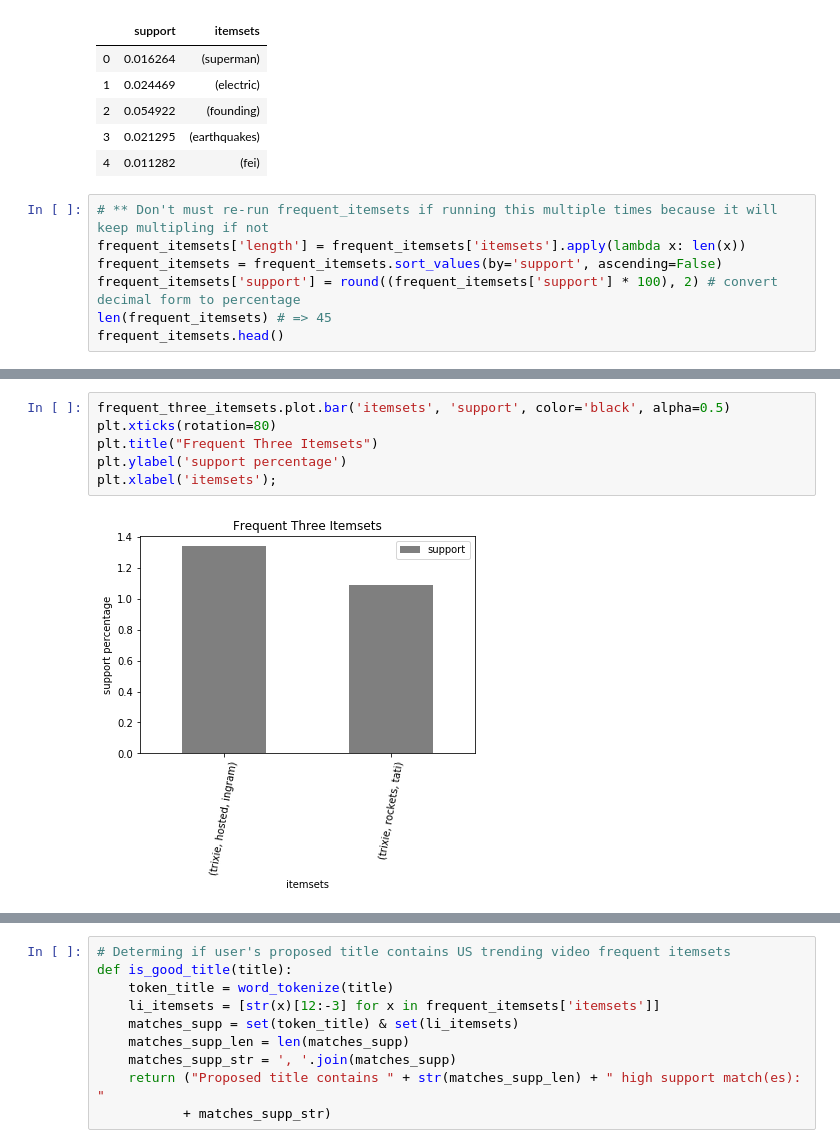
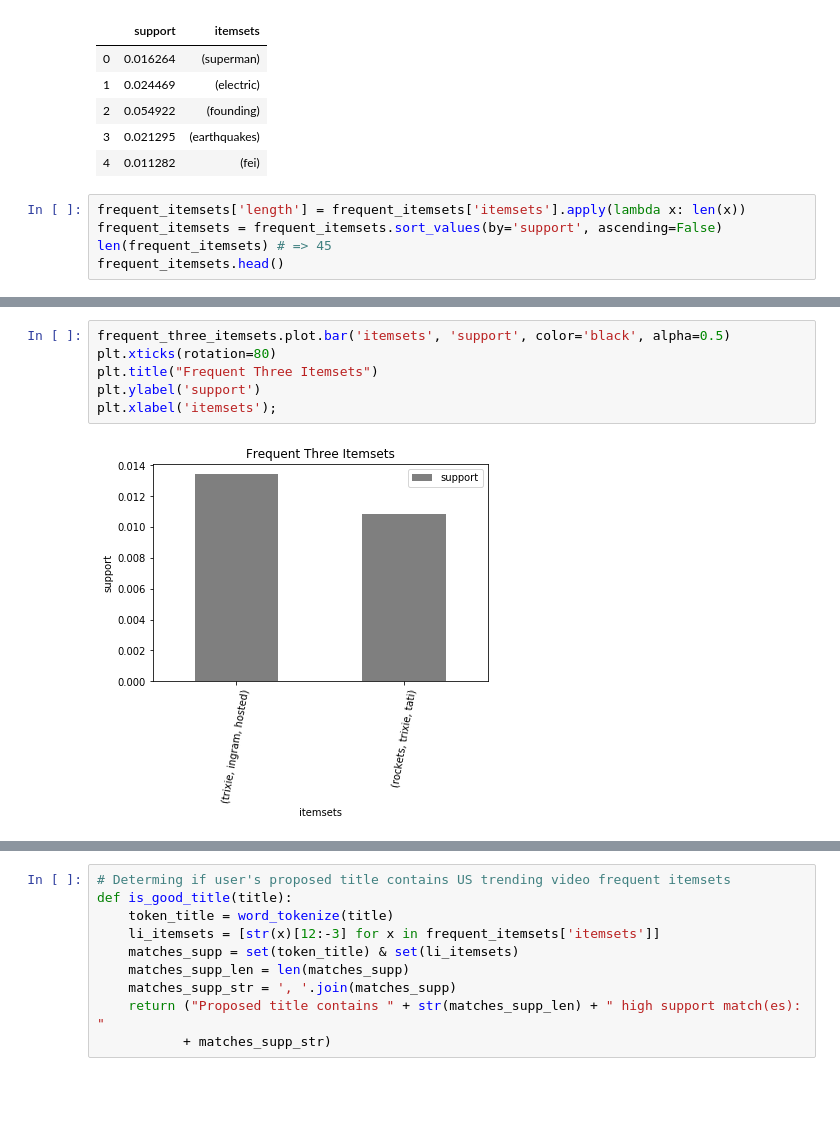
Before and after one commit to run-cmw/trending-yt-vids-api, a Jupyter notebook: project/time_association.ipynb, the cells around one changed output, grey strips where cells are left out. Drawn from its saved outputs; the diff is of its cells as text; blank space fills up the shorter version.

```diff
--- a/project/time_association.ipynb
+++ b/project/time_association.ipynb
@@ -687,10 +684,8 @@ frequent_itemsets.head()
 | 3 | 0.021295 | (earthquakes) |
 | 4 | 0.011282 | (fei) |
 # %%
-# ** Don't must re-run frequent_itemsets if running this multiple times because it will keep multipling if not
 frequent_itemsets['length'] = frequent_itemsets['itemsets'].apply(lambda x: len(x))
 frequent_itemsets = frequent_itemsets.sort_values(by='support', ascending=False)
-frequent_itemsets['support'] = round((frequent_itemsets['support'] * 100), 2) # convert decimal form to percentage
 len(frequent_itemsets) # => 45
 frequent_itemsets.head()
 # %% [output]
@@ -746,11 +741,11 @@ plt.xlabel('itemsets');
 # %%
 frequent_three_itemsets.plot.bar('itemsets', 'support', color='black', alpha=0.5)
 plt.xticks(rotation=80)
 plt.title("Frequent Three Itemsets")
-plt.ylabel('support percentage')
+plt.ylabel('support')
 plt.xlabel('itemsets');
 # %% [output]
-[figure, old version]
+[figure, new version]
 # %%
 # Generate association rules with a 33% minimum threshold
 rules = association_rules(frequent_itemsets, metric="confidence", min_threshold=0.33)
```
Also changed, not shown: parts of 44 cells of this notebook, 16 other files.
